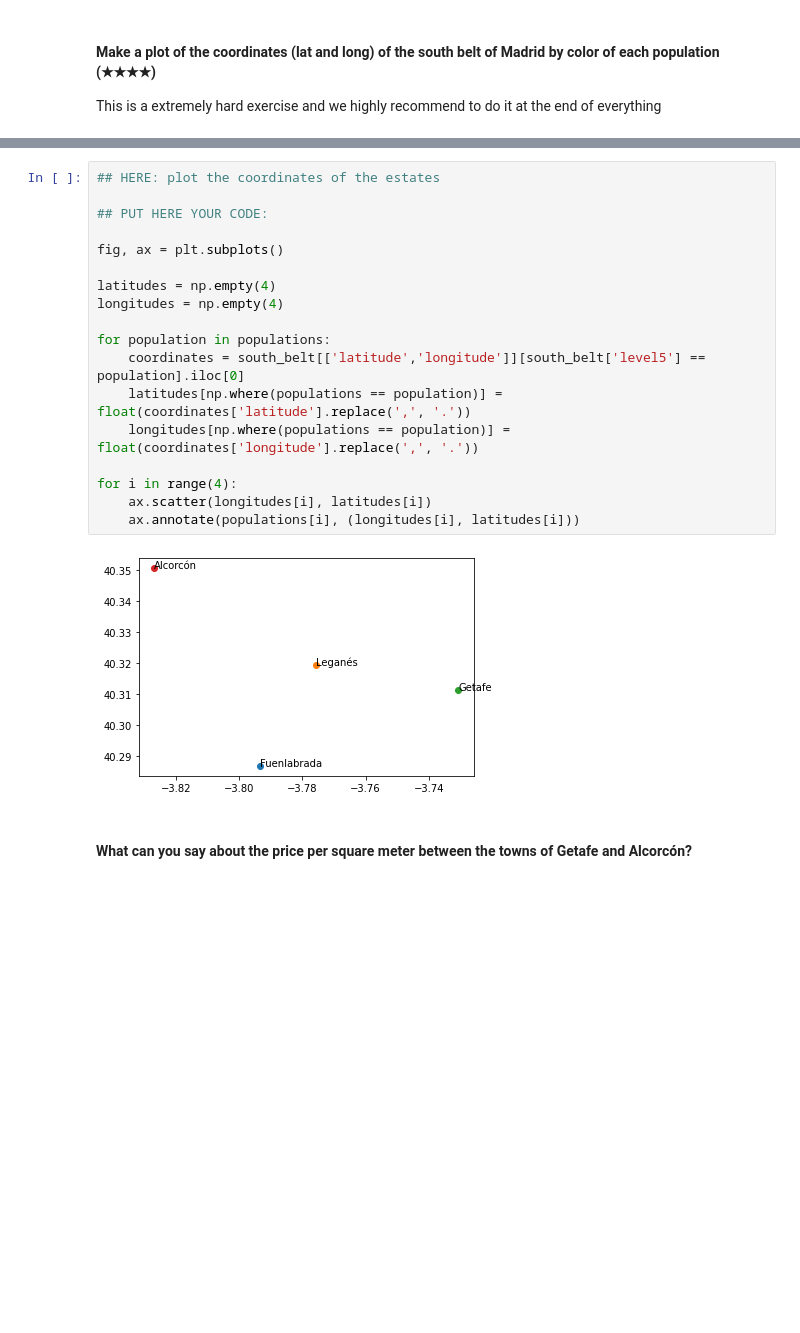
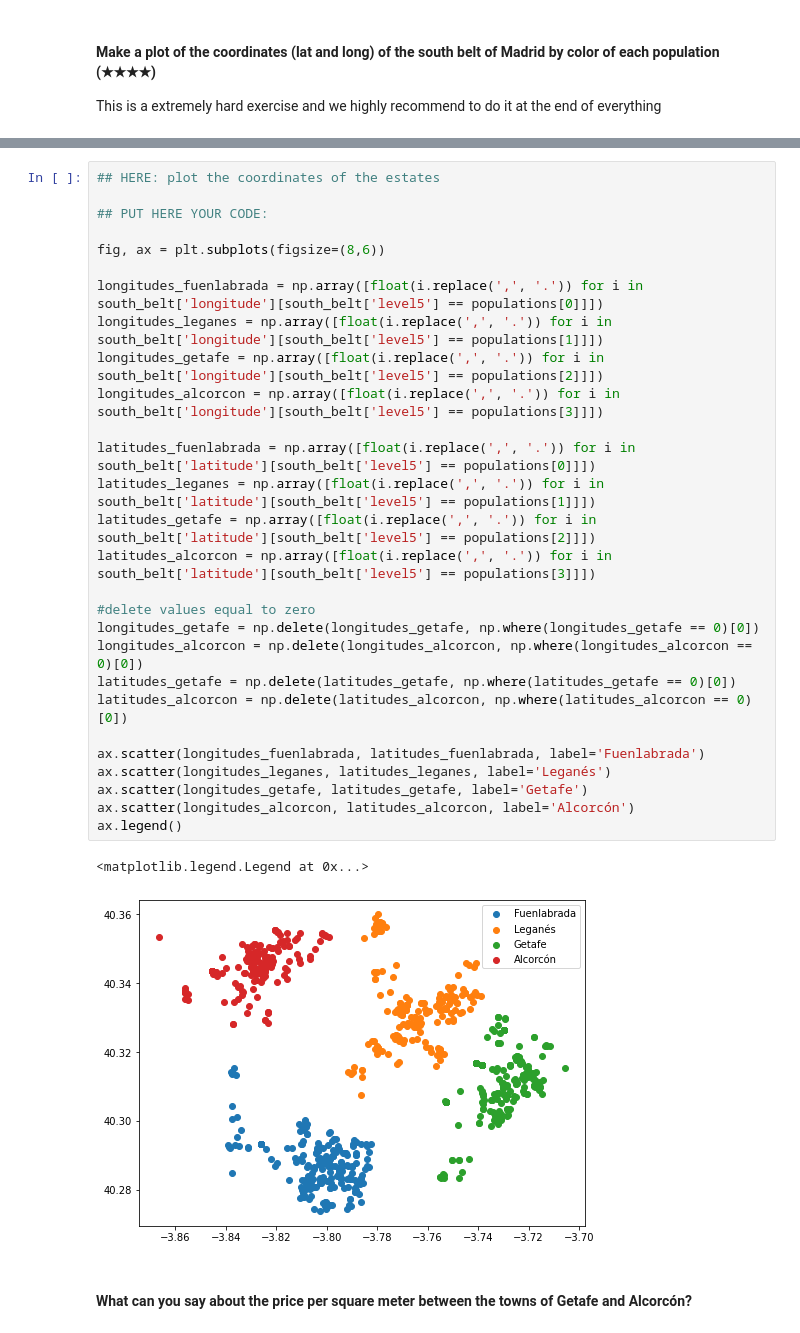
Before and after one commit to lusilve44/Pre-work-project, a Jupyter notebook: project.ipynb, the cells around one changed output, grey strips where cells are left out. Saved outputs shown, nothing was run; the diff lists cells and outputs as text; blank space fills up the shorter version.

```diff
--- a/project.ipynb
+++ b/project.ipynb
@@ -171,23 +171,34 @@ Map(center=[60, -2.2], controls=(ZoomControl(options=['position', 'zoom_in_text'
 # %%
 ## HERE: plot the coordinates of the estates
 
 ## PUT HERE YOUR CODE:
 
-fig, ax = plt.subplots()
+fig, ax = plt.subplots(figsize=(8,6))
 
-latitudes = np.empty(4)
-longitudes = np.empty(4)
+longitudes_fuenlabrada = np.array([float(i.replace(',', '.')) for i in south_belt['longitude'][south_belt['level5'] == populations[0]]])
+longitudes_leganes = np.array([float(i.replace(',', '.')) for i in south_belt['longitude'][south_belt['level5'] == populations[1]]])
+longitudes_getafe = np.array([float(i.replace(',', '.')) for i in south_belt['longitude'][south_belt['level5'] == populations[2]]])
+longitudes_alcorcon = np.array([float(i.replace(',', '.')) for i in south_belt['longitude'][south_belt['level5'] == populations[3]]])
 
-for population in populations:
-    coordinates = south_belt[['latitude','longitude']][south_belt['level5'] == population].iloc[0]
-    latitudes[np.where(populations == population)] = float(coordinates['latitude'].replace(',', '.'))
-    longitudes[np.where(populations == population)] = float(coordinates['longitude'].replace(',', '.'))
+latitudes_fuenlabrada = np.array([float(i.replace(',', '.')) for i in south_belt['latitude'][south_belt['level5'] == populations[0]]])
+latitudes_leganes = np.array([float(i.replace(',', '.')) for i in south_belt['latitude'][south_belt['level5'] == populations[1]]])
+latitudes_getafe = np.array([float(i.replace(',', '.')) for i in south_belt['latitude'][south_belt['level5'] == populations[2]]])
+latitudes_alcorcon = np.array([float(i.replace(',', '.')) for i in south_belt['latitude'][south_belt['level5'] == populations[3]]])
 
-for i in range(4):
-    ax.scatter(longitudes[i], latitudes[i])
-    ax.annotate(populations[i], (longitudes[i], latitudes[i]))
+#delete values equal to zero
+longitudes_getafe = np.delete(longitudes_getafe, np.where(longitudes_getafe == 0)[0])
+longitudes_alcorcon = np.delete(longitudes_alcorcon, np.where(longitudes_alcorcon == 0)[0])
+latitudes_getafe = np.delete(latitudes_getafe, np.where(latitudes_getafe == 0)[0])
+latitudes_alcorcon = np.delete(latitudes_alcorcon, np.where(latitudes_alcorcon == 0)[0])
+
+ax.scatter(longitudes_fuenlabrada, latitudes_fuenlabrada, label='Fuenlabrada')
+ax.scatter(longitudes_leganes, latitudes_leganes, label='Leganés')
+ax.scatter(longitudes_getafe, latitudes_getafe, label='Getafe')
+ax.scatter(longitudes_alcorcon, latitudes_alcorcon, label='Alcorcón')
+ax.legend()
 # %% [output]
+<matplotlib.legend.Legend at 0x...>
-[figure, old version]
+[figure, new version]
 # %% [markdown]
 #### What can you say about the price per square meter between the towns of Getafe and Alcorcón?
 # %%
```
Also changed, not shown: parts of 2 cells of this notebook.
